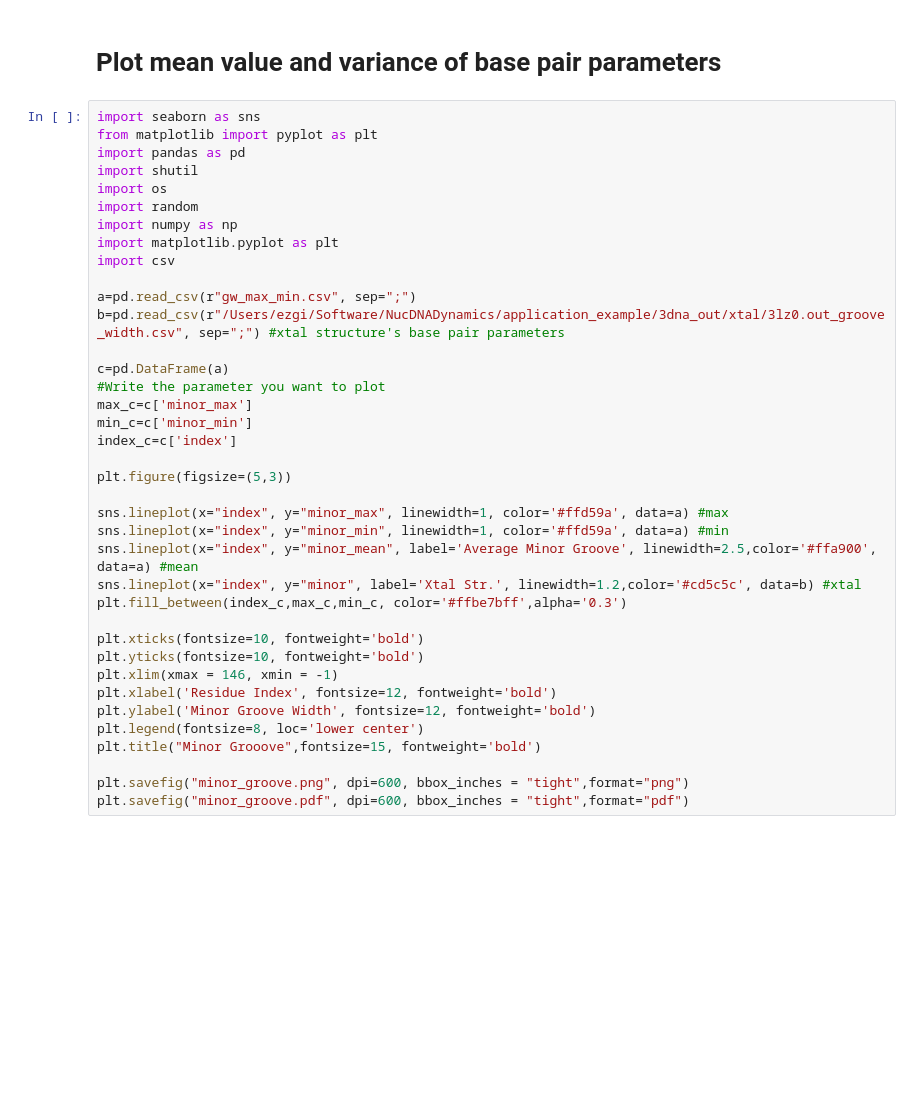
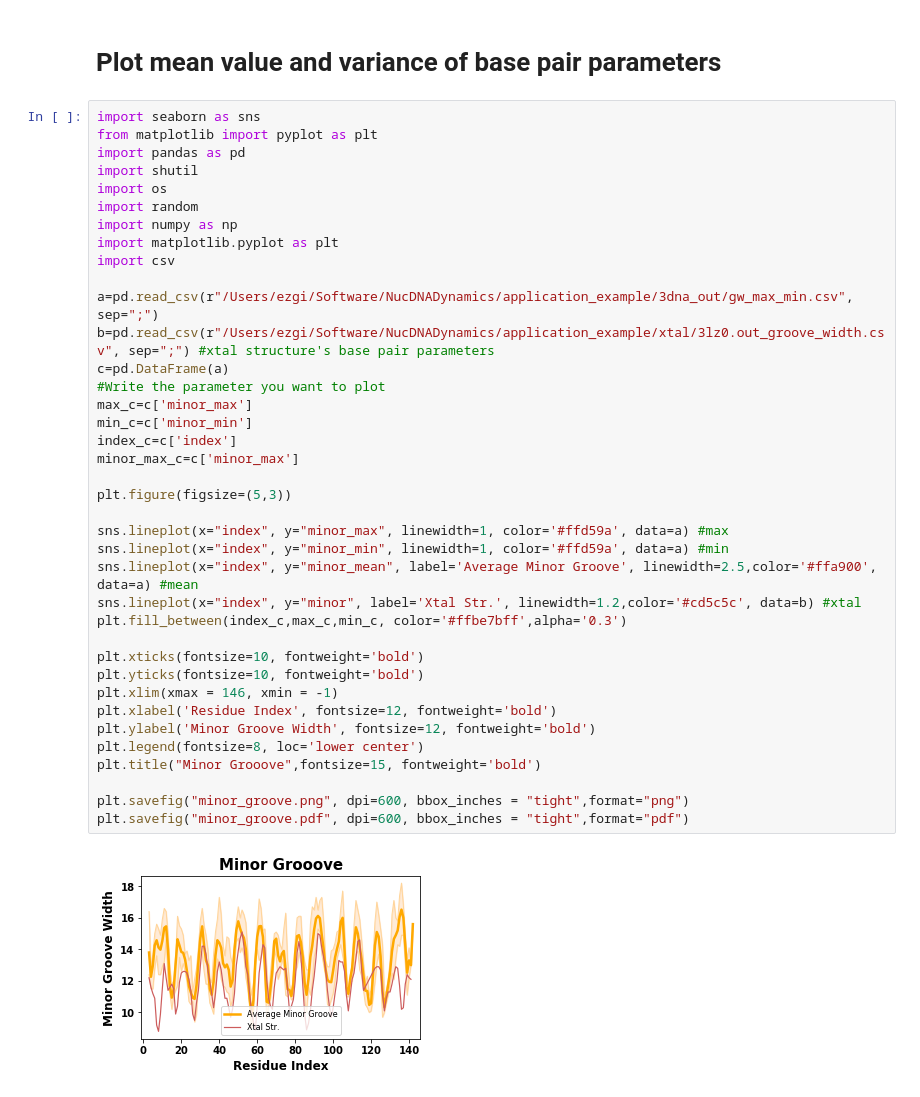
Before and after one commit to CSB-KaracaLab/NucDNADynamics, a Jupyter notebook: application_example/calc_3dna_stats_and_plot.ipynb, the cells around one changed output. Cells and saved outputs as stored; diff of their text form; blank space fills up the shorter version.

```diff
--- a/application_example/calc_3dna_stats_and_plot.ipynb
+++ b/application_example/calc_3dna_stats_and_plot.ipynb
@@ -216,33 +220,35 @@ import shutil
 import os
 import random
 import numpy as np
 import matplotlib.pyplot as plt
 import csv
 
-a=pd.read_csv(r"gw_max_min.csv", sep=";")
-b=pd.read_csv(r"/Users/ezgi/Software/NucDNADynamics/application_example/3dna_out/xtal/3lz0.out_groove_width.csv", sep=";") #xtal structure's base pair parameters
-
+a=pd.read_csv(r"/Users/ezgi/Software/NucDNADynamics/application_example/3dna_out/gw_max_min.csv", sep=";")
+b=pd.read_csv(r"/Users/ezgi/Software/NucDNADynamics/application_example/xtal/3lz0.out_groove_width.csv", sep=";") #xtal structure's base pair parameters
 c=pd.DataFrame(a)
 #Write the parameter you want to plot
 max_c=c['minor_max']
 min_c=c['minor_min']
 index_c=c['index']
+minor_max_c=c['minor_max']
 
 plt.figure(figsize=(5,3))
 
 sns.lineplot(x="index", y="minor_max", linewidth=1, color='#ffd59a', data=a) #max
 sns.lineplot(x="index", y="minor_min", linewidth=1, color='#ffd59a', data=a) #min
 sns.lineplot(x="index", y="minor_mean", label='Average Minor Groove', linewidth=2.5,color='#ffa900', data=a) #mean
 sns.lineplot(x="index", y="minor", label='Xtal Str.', linewidth=1.2,color='#cd5c5c', data=b) #xtal
 plt.fill_between(index_c,max_c,min_c, color='#ffbe7bff',alpha='0.3')
 
 plt.xticks(fontsize=10, fontweight='bold')
 plt.yticks(fontsize=10, fontweight='bold')
 plt.xlim(xmax = 146, xmin = -1)
 plt.xlabel('Residue Index', fontsize=12, fontweight='bold')
 plt.ylabel('Minor Groove Width', fontsize=12, fontweight='bold')
 plt.legend(fontsize=8, loc='lower center')
 plt.title("Minor Grooove",fontsize=15, fontweight='bold')
 
 plt.savefig("minor_groove.png", dpi=600, bbox_inches = "tight",format="png")
 plt.savefig("minor_groove.pdf", dpi=600, bbox_inches = "tight",format="pdf")
+# %% [output]
+[figure, added]
```
Also changed, not shown: parts of 3 cells of this notebook, 24 other files.
